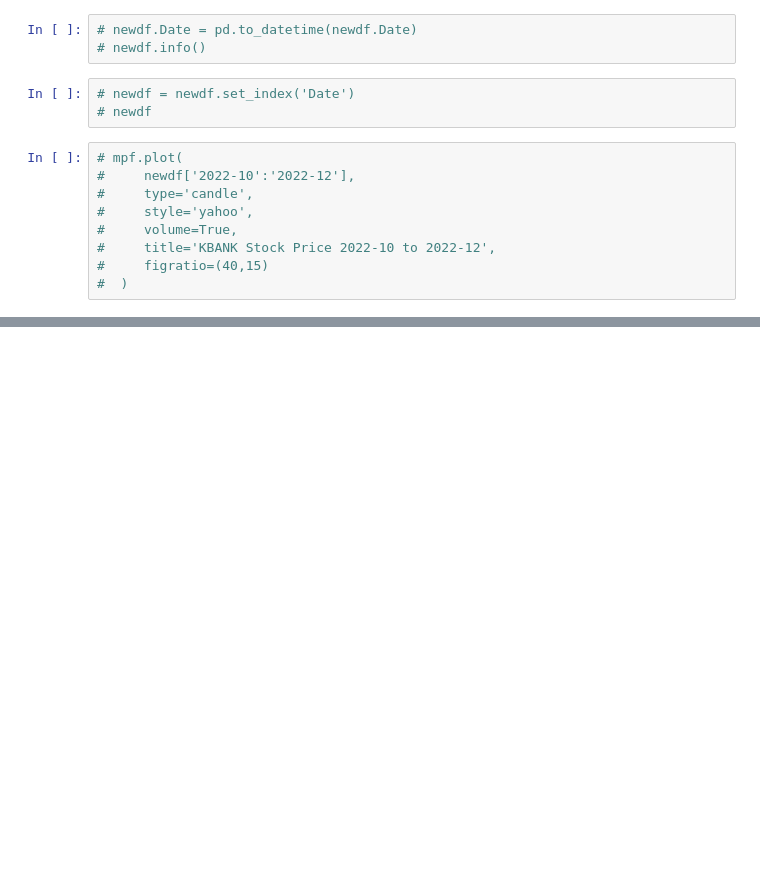
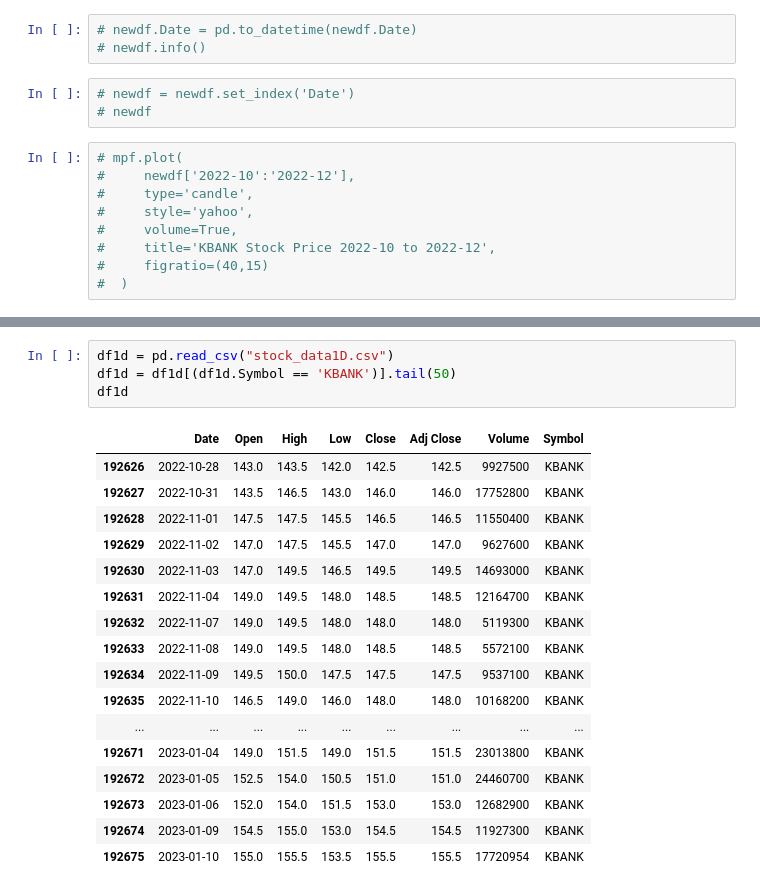
Before and after one commit to TIIIIIIW/SOFTWARE-DEVELOPMENT-2, a Jupyter notebook: ML/stockData.ipynb, the cells around one changed output, grey strips where cells are left out. Saved outputs shown, nothing was run; the diff lists cells and outputs as text; blank space fills up the shorter version.

```diff
--- a/ML/stockData.ipynb
+++ b/ML/stockData.ipynb
@@ -178,0 +171,22 @@ True
+# %%
+df1d = pd.read_csv("stock_data1D.csv")
+df1d = df1d[(df1d.Symbol == 'KBANK')].tail(50)
+df1d
+# %% [output]
+|  | Date | Open | High | Low | Close | Adj Close | Volume | Symbol |
+| 192626 | 2022-10-28 | 143.0 | 143.5 | 142.0 | 142.5 | 142.5 | 9927500 | KBANK |
+| 192627 | 2022-10-31 | 143.5 | 146.5 | 143.0 | 146.0 | 146.0 | 17752800 | KBANK |
+| 192628 | 2022-11-01 | 147.5 | 147.5 | 145.5 | 146.5 | 146.5 | 11550400 | KBANK |
+| 192629 | 2022-11-02 | 147.0 | 147.5 | 145.5 | 147.0 | 147.0 | 9627600 | KBANK |
+| 192630 | 2022-11-03 | 147.0 | 149.5 | 146.5 | 149.5 | 149.5 | 14693000 | KBANK |
+| 192631 | 2022-11-04 | 149.0 | 149.5 | 148.0 | 148.5 | 148.5 | 12164700 | KBANK |
+| 192632 | 2022-11-07 | 149.0 | 149.5 | 148.0 | 148.0 | 148.0 | 5119300 | KBANK |
+| 192633 | 2022-11-08 | 149.0 | 149.5 | 148.0 | 148.5 | 148.5 | 5572100 | KBANK |
+| 192634 | 2022-11-09 | 149.5 | 150.0 | 147.5 | 147.5 | 147.5 | 9537100 | KBANK |
+| 192635 | 2022-11-10 | 146.5 | 149.0 | 146.0 | 148.0 | 148.0 | 10168200 | KBANK |
+| ... | ... | ... | ... | ... | ... | ... | ... | ... |
+| 192671 | 2023-01-04 | 149.0 | 151.5 | 149.0 | 151.5 | 151.5 | 23013800 | KBANK |
+| 192672 | 2023-01-05 | 152.5 | 154.0 | 150.5 | 151.0 | 151.0 | 24460700 | KBANK |
+| 192673 | 2023-01-06 | 152.0 | 154.0 | 151.5 | 153.0 | 153.0 | 12682900 | KBANK |
+| 192674 | 2023-01-09 | 154.5 | 155.0 | 153.0 | 154.5 | 154.5 | 11927300 | KBANK |
+| 192675 | 2023-01-10 | 155.0 | 155.5 | 153.5 | 155.5 | 155.5 | 17720954 | KBANK |
```
Also changed, not shown: parts of 11 cells of this notebook, 4 other files.
